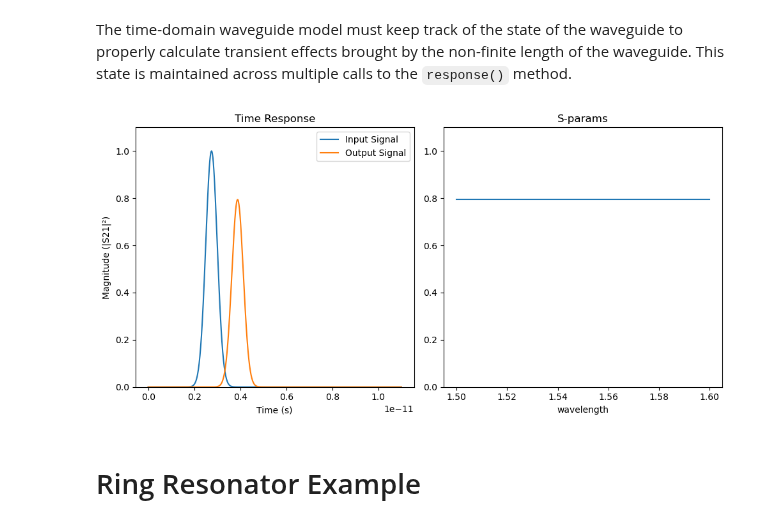
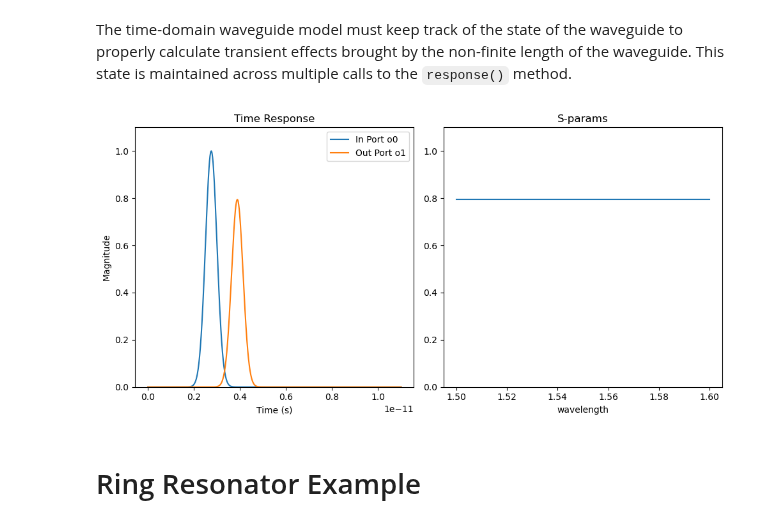
Before and after one commit to BYUCamachoLab/simphony, a Jupyter notebook: simphony/time_domain/examples/ideal_time_models.ipynb, the cells around one changed output. Saved outputs shown, nothing was run; the diff lists cells and outputs as text; code cells hidden in the pictures.

```diff
--- a/simphony/time_domain/examples/ideal_time_models.ipynb
+++ b/simphony/time_domain/examples/ideal_time_models.ipynb
@@ -167,42 +170,42 @@ N = 1000
 t = jnp.linspace(0, T, N)
 dt = t[1] - t[0]
 
 t0 = T/2
 std = 0.5e-12
 
 waveguide_td = TimeWaveguide(dt, wl0=wl0, neff=neff, ng=ng, length=length, loss=loss)
 
+inputs = {
+    'o0': gaussian_pulse(t, t0 - 0.5*t0, std),
+    'o1': 0.5*gaussian_pulse(t, t0 - 0.25*t0, std),
+}
 
-input = jnp.zeros((2,N), dtype=complex)
-input = input.at[0, :].set(gaussian_pulse(t, t0 - 0.5*t0, std))
-input = input.at[1, :].set(0)
-
-output = waveguide_td.response(input)
+outputs = waveguide_td.response(inputs)
 
 # Create subplots
 fig, axs = plt.subplots(1, 2, figsize=(10, 5))  # 4 rows, 2 columns
 
 # Plot input signals
-axs[0].plot(t, jnp.abs(input[0, :])**2, label=f'Input Signal')
-axs[0].plot(t, jnp.abs(output[0, :])**2, label=f'Output Signal')
+axs[0].plot(t, jnp.abs(inputs['o0'])**2, label=f'In Port o0')
+axs[0].plot(t, jnp.abs(outputs['o1'])**2, label=f'Out Port o1')
 axs[0].set_title('Time Response')
 axs[0].set_xlabel('Time (s)')
 axs[0].set_ylabel('Intensity')
 axs[0].set_ylim(0.0, 1.1)
 axs[0].legend()
 
 # Plot output signals
 axs[1].plot(wl, jnp.abs(waveguide_sparams[:, 0, 1])**2)
 axs[1].set_title(f'S-params')
 axs[1].set_xlabel('wavelength')
-axs[0].set_ylabel('Magnitude (|S21|²)')
+axs[0].set_ylabel('Magnitude')
 axs[1].set_ylim(0.0, 1.1)
 
 # Adjust layout
 plt.tight_layout()
 plt.show()
 # %% [output]
-[figure, old version]
+[figure, new version]
 # %% [markdown]
 # Ring Resonator Example
 # %%
```
Also changed, not shown: parts of 2 cells of this notebook, 1 other file.
